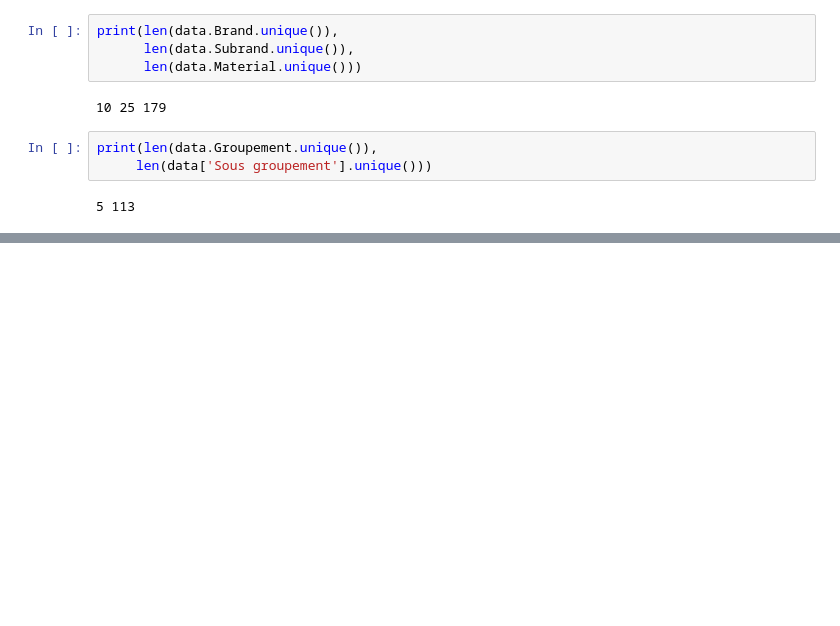
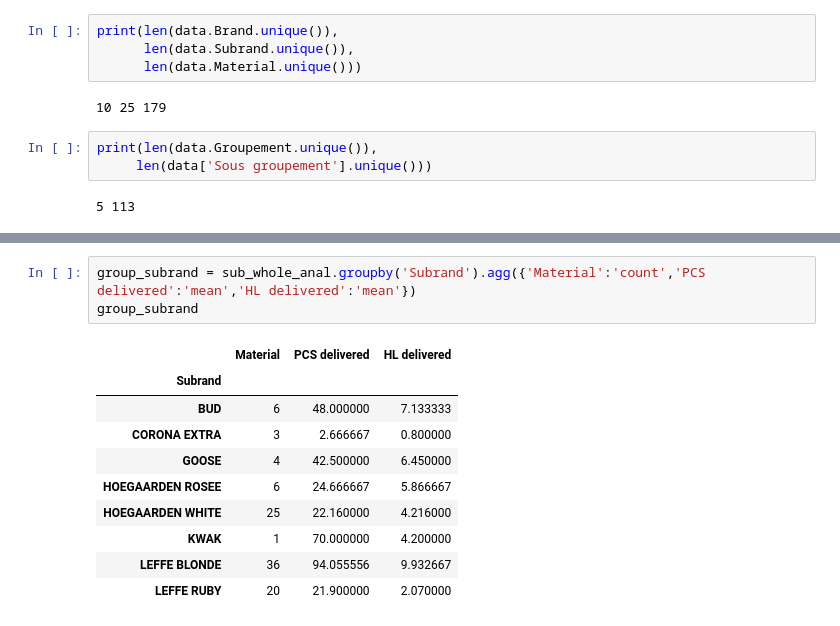
Before and after one commit to parikshitsam/Recommender-System, a Jupyter notebook: Cleaning the data.ipynb, the cells around one changed output, grey strips where cells are left out. Drawn from its saved outputs; the diff is of its cells as text; blank space fills up the shorter version.

```diff
--- a/Cleaning the data.ipynb
+++ b/Cleaning the data.ipynb
@@ -156,0 +218,14 @@ print(len(data.Groupement.unique()),
+# %%
+group_subrand = sub_whole_anal.groupby('Subrand').agg({'Material':'count','PCS delivered':'mean','HL delivered':'mean'})
+group_subrand
+# %% [output]
+|  | Material | PCS delivered | HL delivered |
+| Subrand |  |  |  |
+| BUD | 6 | 48.000000 | 7.133333 |
+| CORONA EXTRA | 3 | 2.666667 | 0.800000 |
+| GOOSE | 4 | 42.500000 | 6.450000 |
+| HOEGAARDEN ROSEE | 6 | 24.666667 | 5.866667 |
+| HOEGAARDEN WHITE | 25 | 22.160000 | 4.216000 |
+| KWAK | 1 | 70.000000 | 4.200000 |
+| LEFFE BLONDE | 36 | 94.055556 | 9.932667 |
+| LEFFE RUBY | 20 | 21.900000 | 2.070000 |
```
Also changed, not shown: parts of 23 cells of this notebook.
